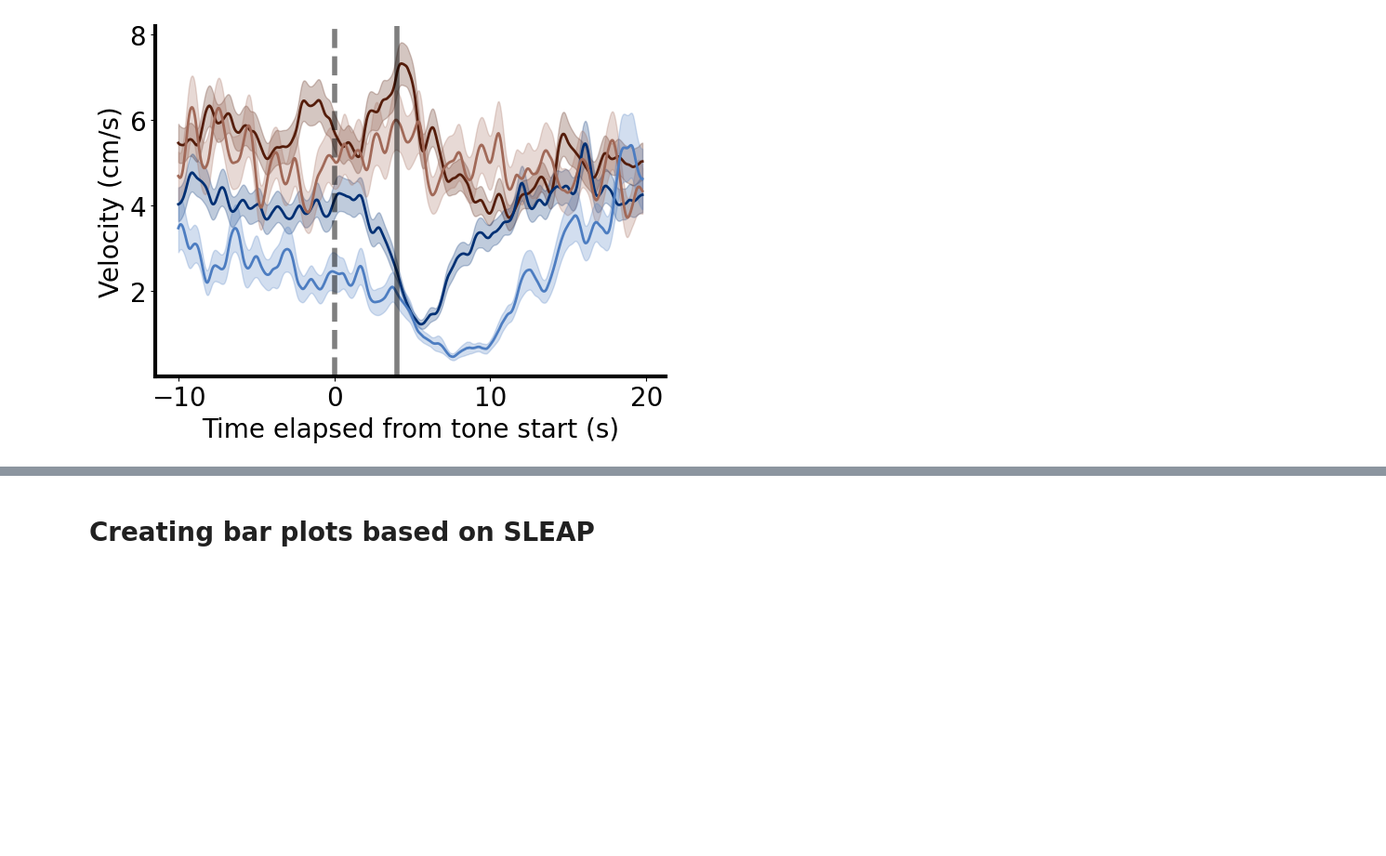
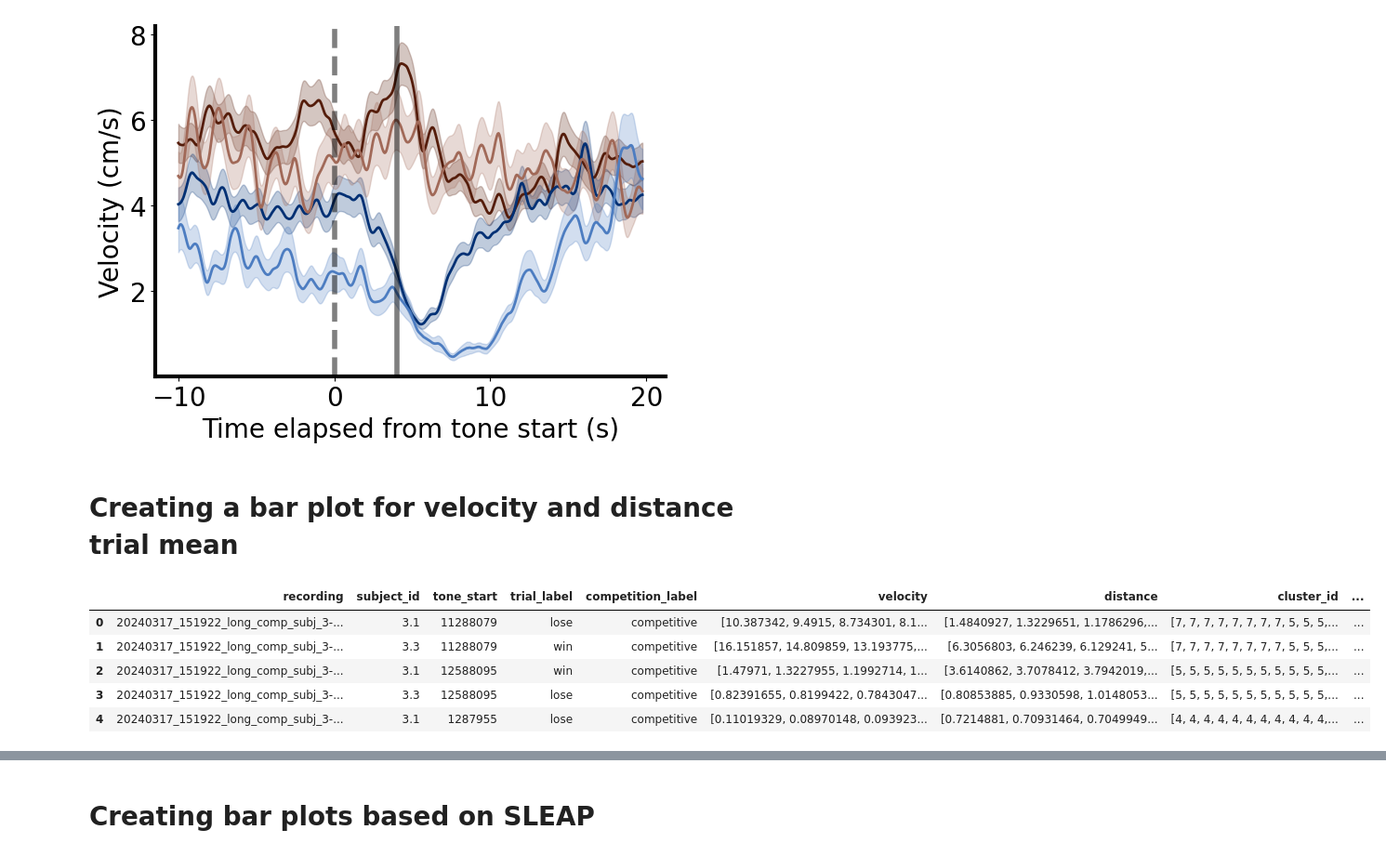
Before and after one commit to padillacoreanolab/reward_comp_ext, a Jupyter notebook: results/2024_09_02_behavioral_reward_comp/01_competitive_trials_analysis.ipynb, the cells around one changed output, grey strips where cells are left out. Shown at 93% size. Saved outputs shown, nothing was run; the diff lists cells and outputs as text; code cells hidden in the pictures; blank space fills up the shorter version.

```diff
--- a/results/2024_09_02_behavioral_reward_comp/01_competitive_trials_analysis.ipynb
+++ b/results/2024_09_02_behavioral_reward_comp/01_competitive_trials_analysis.ipynb
@@ -815,3 +815,14 @@ plt.tight_layout()
 plt.savefig(os.path.join("./proc", "velocity_across_trial.png"))
 # %% [output]
 [figure]
+# %% [markdown]
+# Creating a bar plot for velocity and distance trial mean
+# %%
+all_velocity_df.head()
+# %% [output]
+|  | recording | subject_id | tone_start | trial_label | competition_label | velocity | distance | cluster_id | ... |
+| 0 | 20240317_151922_long_comp_subj_3-... | 3.1 | 11288079 | lose | competitive | [10.387342, 9.4915, 8.734301, 8.1... | [1.4840927, 1.3229651, 1.1786296,... | [7, 7, 7, 7, 7, 7, 7, 7, 5, 5, 5,... | ... |
+| 1 | 20240317_151922_long_comp_subj_3-... | 3.3 | 11288079 | win | competitive | [16.151857, 14.809859, 13.193775,... | [6.3056803, 6.246239, 6.129241, 5... | [7, 7, 7, 7, 7, 7, 7, 7, 5, 5, 5,... | ... |
+| 2 | 20240317_151922_long_comp_subj_3-... | 3.1 | 12588095 | win | competitive | [1.47971, 1.3227955, 1.1992714, 1... | [3.6140862, 3.7078412, 3.7942019,... | [5, 5, 5, 5, 5, 5, 5, 5, 5, 5, 5,... | ... |
+| 3 | 20240317_151922_long_comp_subj_3-... | 3.3 | 12588095 | lose | competitive | [0.82391655, 0.8199422, 0.7843047... | [0.80853885, 0.9330598, 1.0148053... | [5, 5, 5, 5, 5, 5, 5, 5, 5, 5, 5,... | ... |
+| 4 | 20240317_151922_long_comp_subj_3-... | 3.1 | 1287955 | lose | competitive | [0.11019329, 0.08970148, 0.093923... | [0.7214881, 0.70931464, 0.7049949... | [4, 4, 4, 4, 4, 4, 4, 4, 4, 4, 4,... | ... |
```
Also changed, not shown: parts of 25 cells of this notebook.
